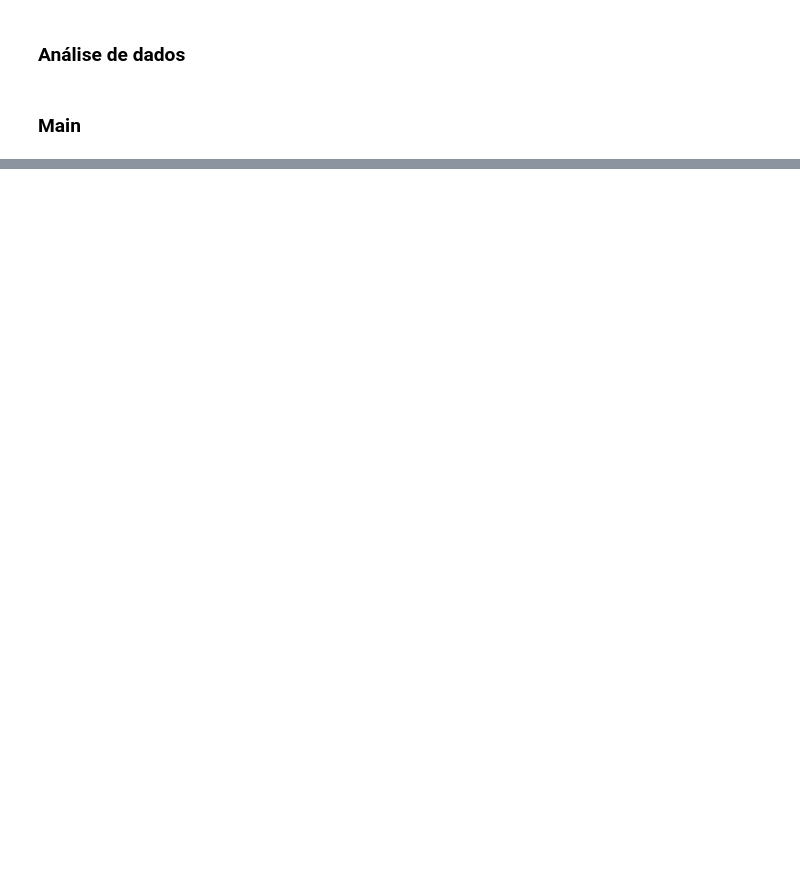
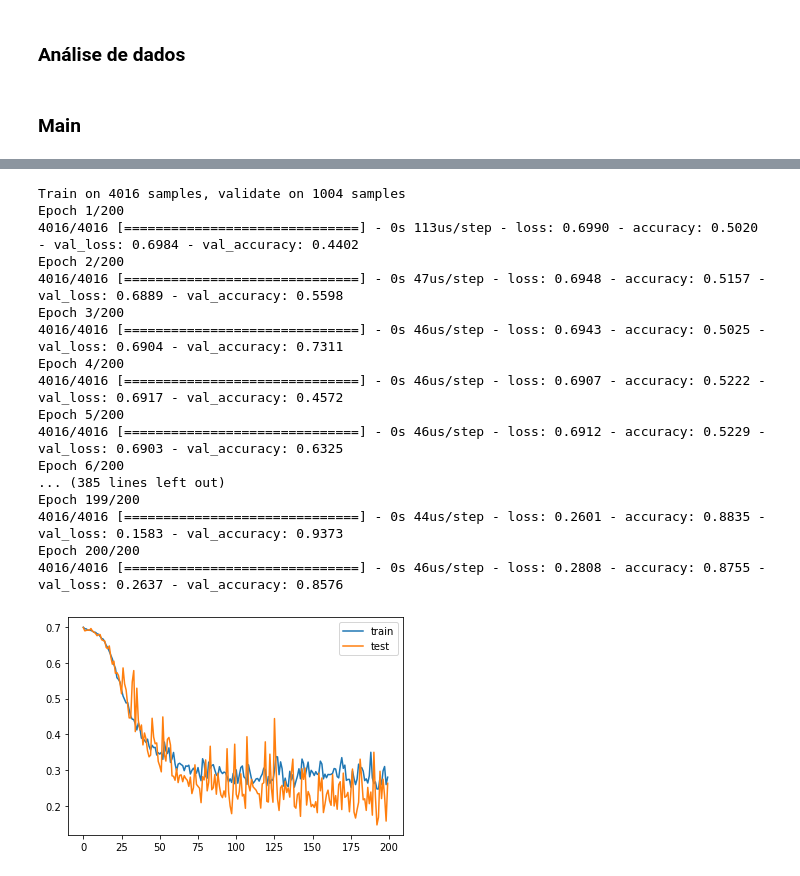
Before and after one commit to rHilkner/mc030, a Jupyter notebook: pfg.ipynb, the cells around one changed output, grey strips where cells are left out. Saved outputs shown, nothing was run; the diff lists cells and outputs as text; code cells hidden in the pictures; blank space fills up the shorter version.

Commit message:
new models

```diff
--- a/pfg.ipynb
+++ b/pfg.ipynb
@@ -634,0 +458,3 @@ Epoch 200/200
+# %%
+dataTwo = pd.DataFrame.merge(pd.DataFrame(dataTwo.indicators.values.tolist(), index=dataTwo.index), dataTwo, left_index=True, right_index=True, how='outer').drop(columns=['indicators'])
+dataEight = pd.DataFrame.merge(pd.DataFrame(dataEight.indicators.values.tolist(), index=dataEight.index), dataEight, left_index=True, right_index=True, how='outer').drop(columns=['indicators'])
@@ -634,0 +476,8 @@ Epoch 200/200
+# %%
+dataTwo.annotation = dataTwo.annotation.apply(lambda x: 0 if x == 'S' else 1)
+
+eight_dict = {"B3":0, "B2": 1, "B1": 2, "B0": 3, "S0": 4, "S1": 5, "S2": 6, "S3": 7}
+dataEight.annotation = dataEight.annotation.apply(lambda x: eight_dict[x])
+# %%
+dataTwo = dataTwo.sort_index()
+dataEight = dataEight.sort_index()
@@ -634,0 +628,6 @@ Epoch 200/200
+# %%
+MLP_2 = getModelMLP(n_steps, n_indicators, 1)
+MLP_8 = getModelMLP(n_steps, n_indicators, 8)
+
+LSTM_2 = getModelBidirectionalLSTM(n_steps, n_indicators, 1)
+LSTM_8 = getModelBidirectionalLSTM(n_steps, n_indicators, 8)
@@ -634,0 +713,25 @@ Epoch 200/200
+# %%
+history_mlp_2 = MLP_2.fit(X_train["mlp"][2], y_train[2], epochs=300, verbose=1, validation_data=(X_val["mlp"][2],y_val[2]), batch_size=batch_size)
+plt.plot(history_mlp_2.history['loss'], label='train')
+plt.plot(history_mlp_2.history['val_loss'], label='test')
+plt.legend()
+plt.show()
+# %% [output]
+Train on 4016 samples, validate on 1004 samples
+Epoch 1/200
+4016/4016 [==============================] - 0s 113us/step - loss: 0.6990 - accuracy: 0.5020 - val_loss: 0.6984 - val_accuracy: 0.4402
+Epoch 2/200
+4016/4016 [==============================] - 0s 47us/step - loss: 0.6948 - accuracy: 0.5157 - val_loss: 0.6889 - val_accuracy: 0.5598
+Epoch 3/200
+4016/4016 [==============================] - 0s 46us/step - loss: 0.6943 - accuracy: 0.5025 - val_loss: 0.6904 - val_accuracy: 0.7311
+Epoch 4/200
+4016/4016 [==============================] - 0s 46us/step - loss: 0.6907 - accuracy: 0.5222 - val_loss: 0.6917 - val_accuracy: 0.4572
+Epoch 5/200
+4016/4016 [==============================] - 0s 46us/step - loss: 0.6912 - accuracy: 0.5229 - val_loss: 0.6903 - val_accuracy: 0.6325
+Epoch 6/200
+... (385 lines left out)
+Epoch 199/200
+4016/4016 [==============================] - 0s 44us/step - loss: 0.2601 - accuracy: 0.8835 - val_loss: 0.1583 - val_accuracy: 0.9373
+Epoch 200/200
+4016/4016 [==============================] - 0s 46us/step - loss: 0.2808 - accuracy: 0.8755 - val_loss: 0.2637 - val_accuracy: 0.8576
+[figure, added]
```
Also changed, not shown: parts of 52 cells of this notebook.
